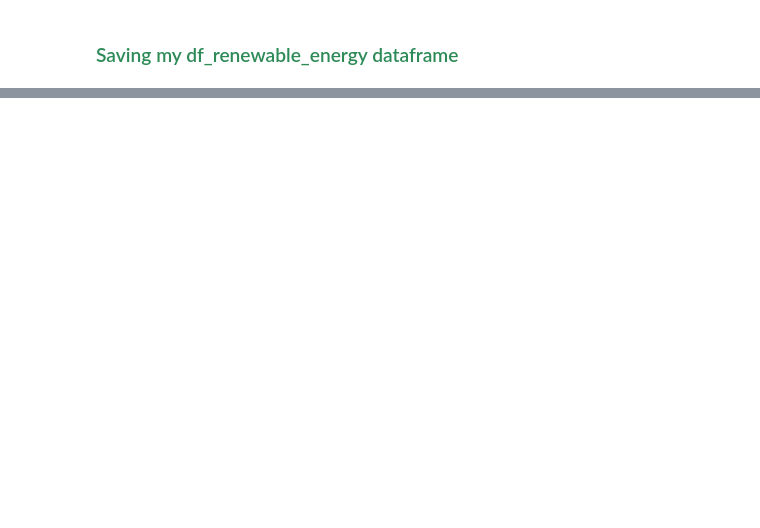
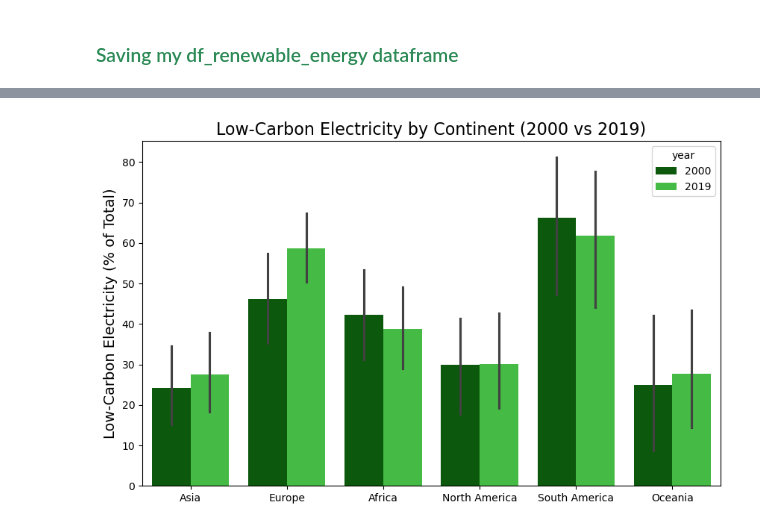
Before and after one commit to GGranja12/Renewable-Energy-Trends, a Jupyter notebook: renewable_energy_notebook.ipynb, the cells around one changed output, grey strips where cells are left out. Drawn from its saved outputs; the diff is of its cells as text; code cells hidden in the pictures; blank space fills up the shorter version.

```diff
--- a/renewable_energy_notebook.ipynb
+++ b/renewable_energy_notebook.ipynb
@@ -1070,0 +617,3 @@ df_metrics.round(2)
+# %%
+#Defining first a filtered df
+df_2000_2019 = df_wrl_green_energy[(df_wrl_green_energy['year'] == 2000) & (df_wrl_green_energy['continent'] != "Unknown") | (df_wrl_green_energy['year'] == 2019) & (df_wrl_green_energy['continent'] != "Unknown")]
@@ -1070,0 +636,9 @@ df_metrics.round(2)
+# %%
+plt.figure(figsize=(10, 6))
+sns.barplot(x='continent', y='low-carbon_electricity_(%_electricity)', hue='year', data=df_2000_2019, palette=custom_green_palette)
+plt.xlabel("")
+plt.ylabel("Low-Carbon Electricity (% of Total)", fontsize=14)
+plt.title("Low-Carbon Electricity by Continent (2000 vs 2019)", fontsize=16)
+plt.show()
+# %% [output]
+[figure, added]
```
Also changed, not shown: parts of 212 cells of this notebook, 4 other files.
